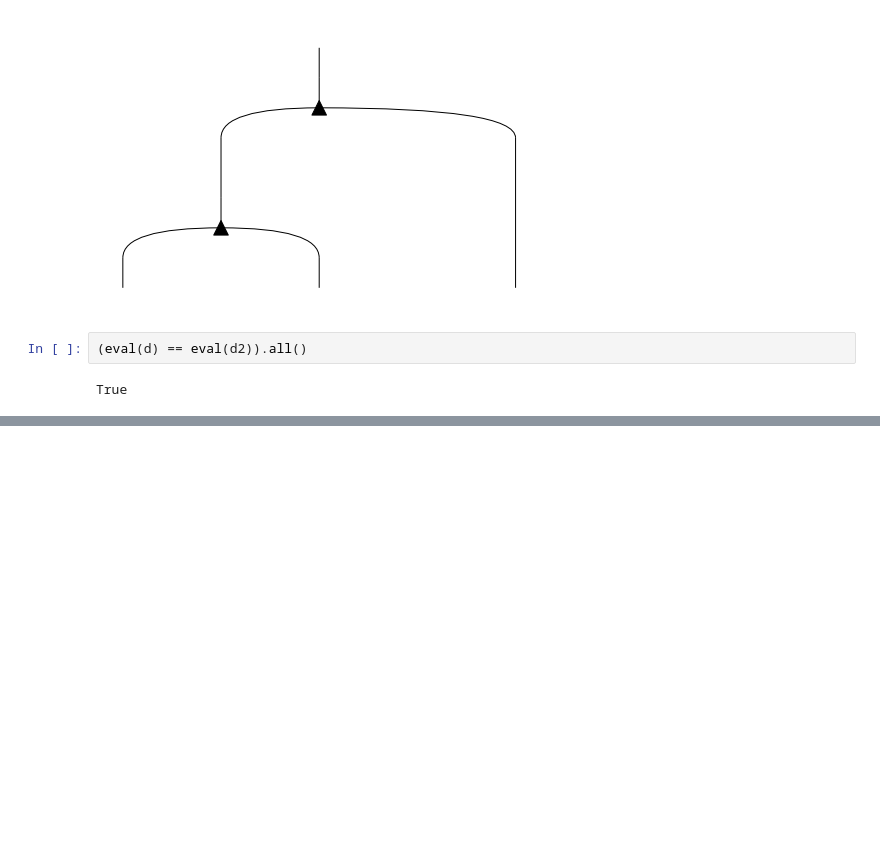
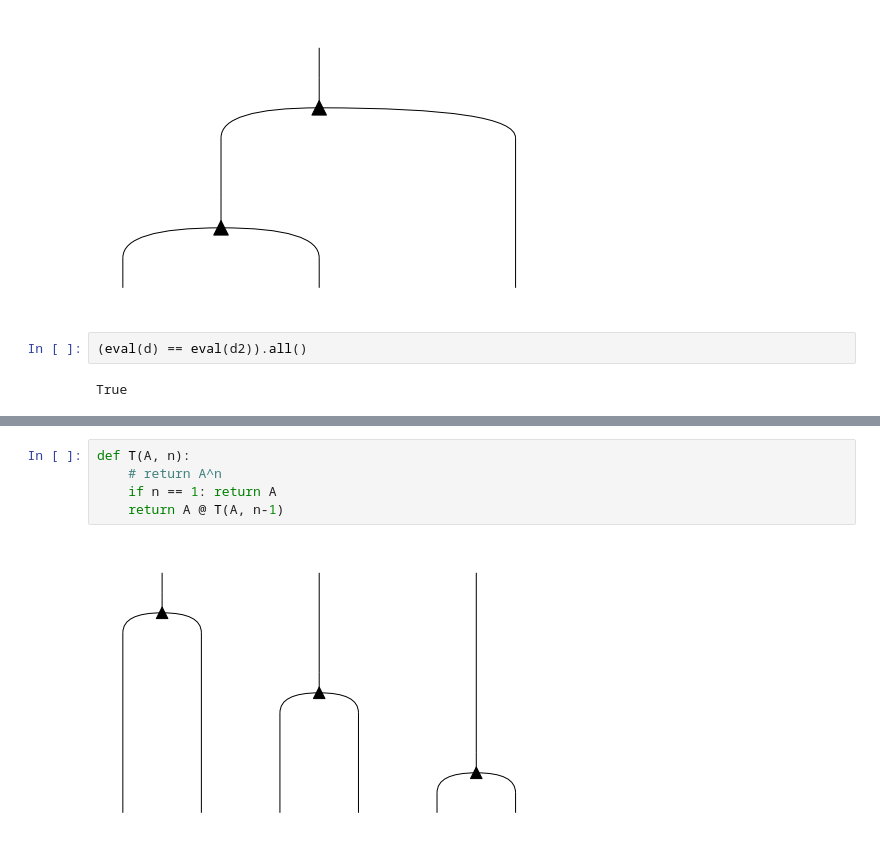
Before and after one commit to edwinagnew/zxw-diagrams, a Jupyter notebook: disco_w.ipynb, the cells around one changed output, grey strips where cells are left out. Drawn from its saved outputs; the diff is of its cells as text; blank space fills up the shorter version.

```diff
--- a/disco_w.ipynb
+++ b/disco_w.ipynb
@@ -80,0 +112,7 @@ True
+# %%
+def T(A, n):
+    # return A^n
+    if n == 1: return A
+    return A @ T(A, n-1)
+# %% [output]
+[figure, added]
```
Also changed, not shown: parts of 18 cells of this notebook, 2 other files.
